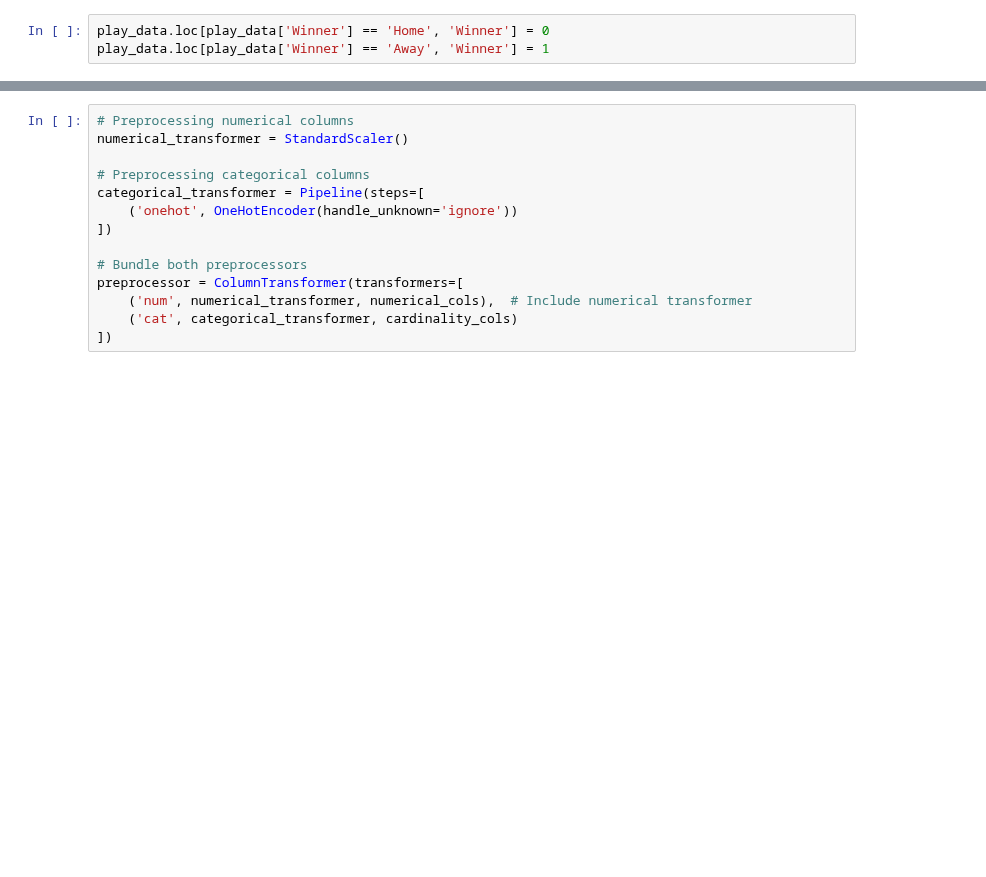
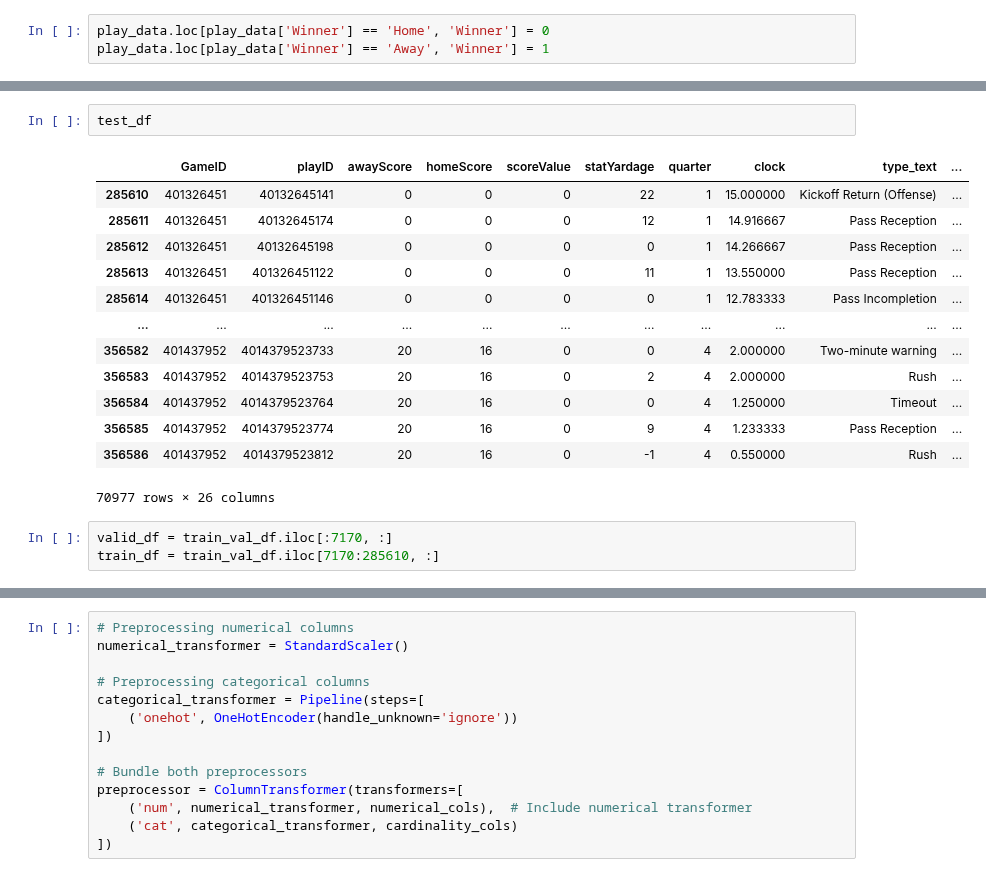
Before and after one commit to michel-wue/Seminar, a Jupyter notebook: Untitled3.ipynb, the cells around one changed output, grey strips where cells are left out. Saved outputs shown, nothing was run; the diff lists cells and outputs as text; blank space fills up the shorter version.

```diff
--- a/Untitled3.ipynb
+++ b/Untitled3.ipynb
@@ -193,0 +199,19 @@ Name: Winner, Length: 70769, dtype: object
+# %%
+test_df
+# %% [output]
+|  | GameID | playID | awayScore | homeScore | scoreValue | statYardage | quarter | clock | type_text | ... |
+| 285610 | 401326451 | 40132645141 | 0 | 0 | 0 | 22 | 1 | 15.000000 | Kickoff Return (Offense) | ... |
+| 285611 | 401326451 | 40132645174 | 0 | 0 | 0 | 12 | 1 | 14.916667 | Pass Reception | ... |
+| 285612 | 401326451 | 40132645198 | 0 | 0 | 0 | 0 | 1 | 14.266667 | Pass Reception | ... |
+| 285613 | 401326451 | 401326451122 | 0 | 0 | 0 | 11 | 1 | 13.550000 | Pass Reception | ... |
+| 285614 | 401326451 | 401326451146 | 0 | 0 | 0 | 0 | 1 | 12.783333 | Pass Incompletion | ... |
+| ... | ... | ... | ... | ... | ... | ... | ... | ... | ... | ... |
+| 356582 | 401437952 | 4014379523733 | 20 | 16 | 0 | 0 | 4 | 2.000000 | Two-minute warning | ... |
+| 356583 | 401437952 | 4014379523753 | 20 | 16 | 0 | 2 | 4 | 2.000000 | Rush | ... |
+| 356584 | 401437952 | 4014379523764 | 20 | 16 | 0 | 0 | 4 | 1.250000 | Timeout | ... |
+| 356585 | 401437952 | 4014379523774 | 20 | 16 | 0 | 9 | 4 | 1.233333 | Pass Reception | ... |
+| 356586 | 401437952 | 4014379523812 | 20 | 16 | 0 | -1 | 4 | 0.550000 | Rush | ... |
+70977 rows × 26 columns
+# %%
+valid_df = train_val_df.iloc[:7170, :]
+train_df = train_val_df.iloc[7170:285610, :]
```
Also changed, not shown: parts of 37 cells of this notebook.
